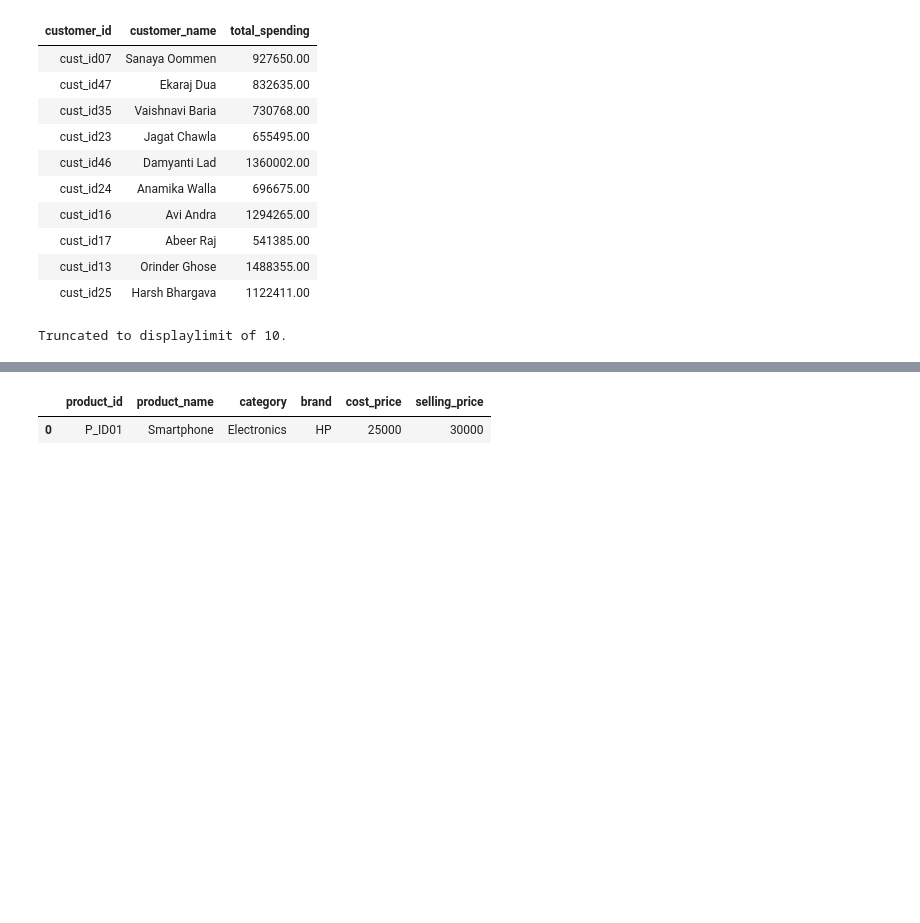
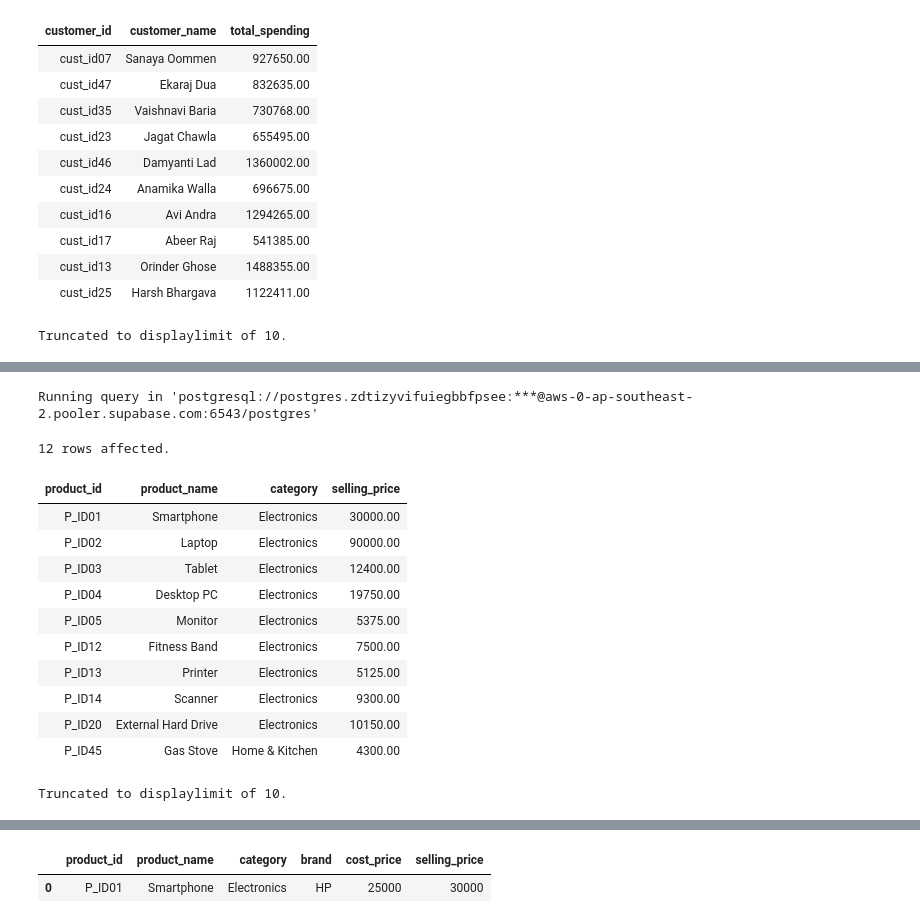
Before and after one commit to umesh-creates/sql_pandas_exercise_and_notes, a Jupyter notebook: retail_analysis exercise/subqueries.ipynb, the cells around one changed output, grey strips where cells are left out. Drawn from its saved outputs; the diff is of its cells as text; code cells hidden in the pictures; blank space fills up the shorter version.

```diff
--- a/retail_analysis exercise/subqueries.ipynb
+++ b/retail_analysis exercise/subqueries.ipynb
@@ -749,0 +1050,24 @@ Truncated to displaylimit of 10.
+# %%
+%%sql
+SELECT product_id, product_name, category, selling_price
+FROM retail_analysis.products
+WHERE selling_price > ALL (
+    SELECT selling_price
+    FROM retail_analysis.products
+    WHERE category = 'Clothing'
+);
+# %% [output]
+Running query in 'postgresql://postgres.zdtizyvifuiegbbfpsee:***@aws-0-ap-southeast-2.pooler.supabase.com:6543/postgres'
+12 rows affected.
+| product_id | product_name | category | selling_price |
+| P_ID01 | Smartphone | Electronics | 30000.00 |
+| P_ID02 | Laptop | Electronics | 90000.00 |
+| P_ID03 | Tablet | Electronics | 12400.00 |
+| P_ID04 | Desktop PC | Electronics | 19750.00 |
+| P_ID05 | Monitor | Electronics | 5375.00 |
+| P_ID12 | Fitness Band | Electronics | 7500.00 |
+| P_ID13 | Printer | Electronics | 5125.00 |
+| P_ID14 | Scanner | Electronics | 9300.00 |
+| P_ID20 | External Hard Drive | Electronics | 10150.00 |
+| P_ID45 | Gas Stove | Home & Kitchen | 4300.00 |
+Truncated to displaylimit of 10.
```
Also changed, not shown: parts of 26 cells of this notebook.
